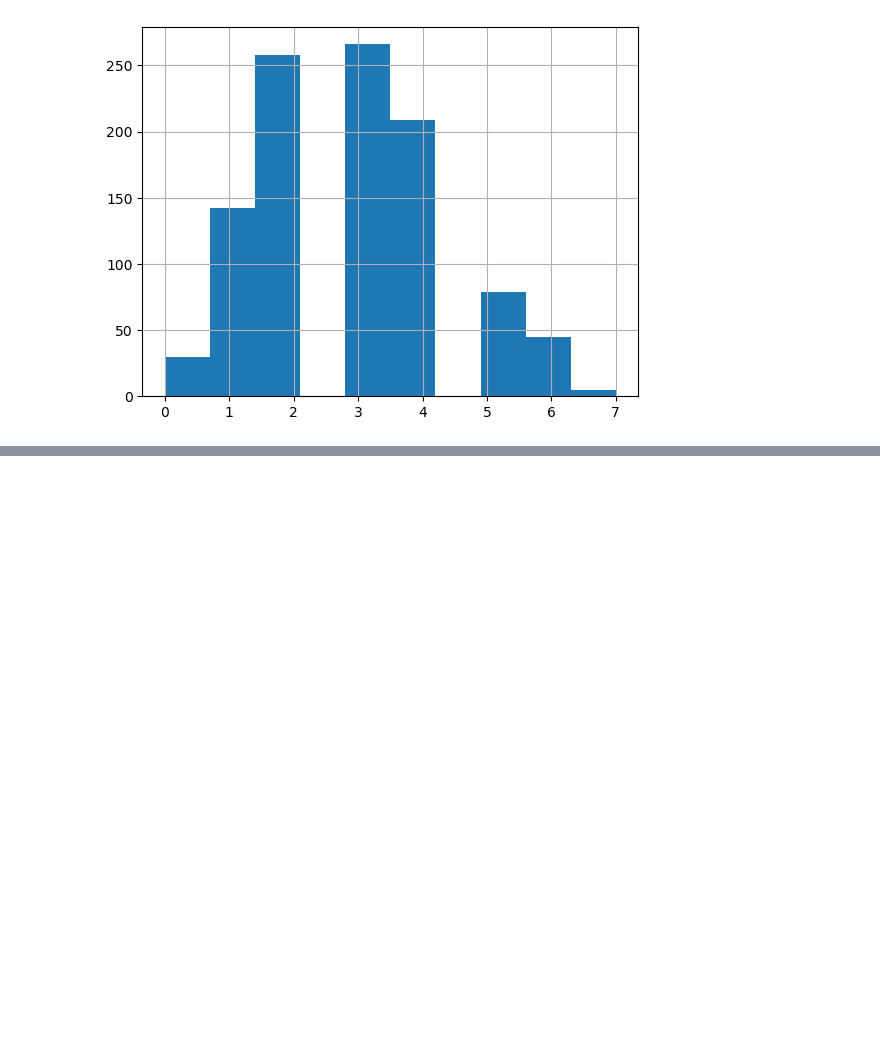
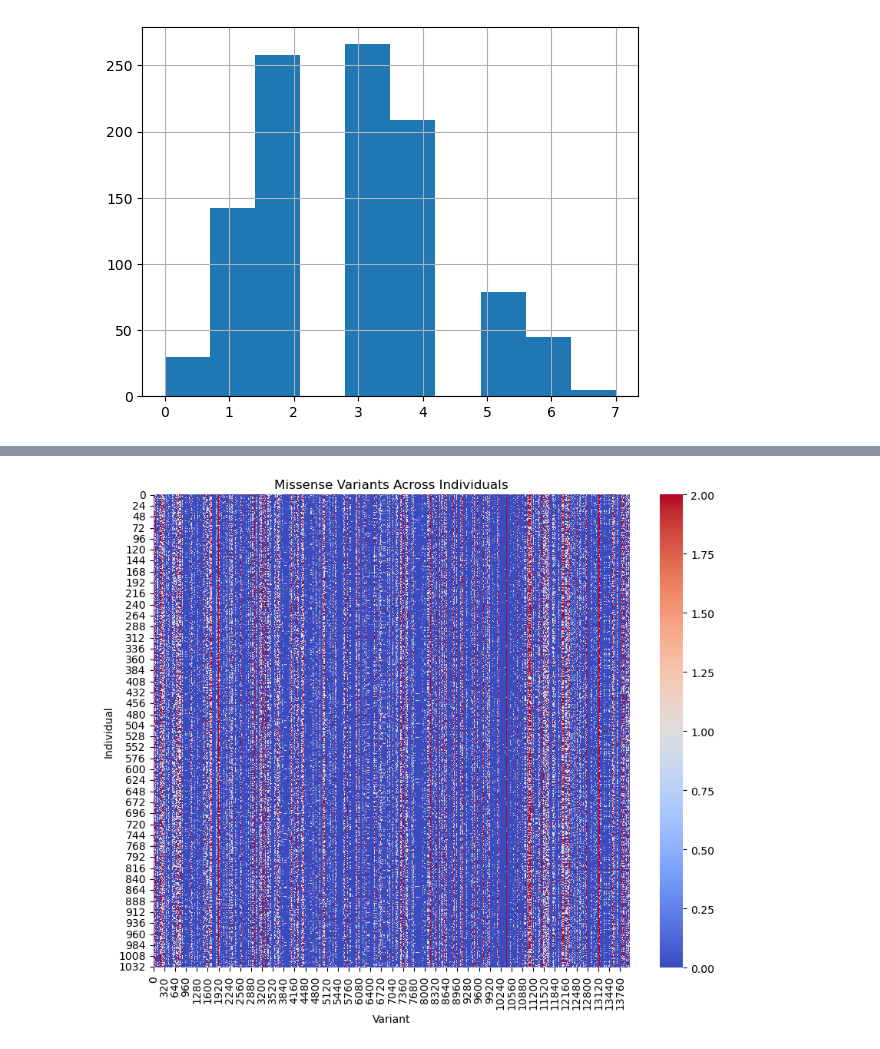
Before and after one commit to theislab/cellink, a Jupyter notebook: docs/notebooks/explore_annotations.ipynb, the cells around one changed output, grey strips where cells are left out. Cells and saved outputs as stored; diff of their text form; code cells hidden in the pictures; blank space fills up the shorter version.

```diff
--- a/docs/notebooks/explore_annotations.ipynb
+++ b/docs/notebooks/explore_annotations.ipynb
@@ -198,0 +272,4 @@ high_impact_count.hist()
+# %%
+anno_col = "Consequence_missense_variant"
+genos = gdata[:, gdata.var_names.isin(anno[anno[col] == 1].index)].X
+genos
@@ -198,0 +284,12 @@ high_impact_count.hist()
+# %%
+import seaborn as sns
+
+# Create a heatmap of the genotype data (presence of variants)
+plt.figure(figsize=(10, 8))
+sns.heatmap(genos, cmap='coolwarm', cbar=True)
+plt.title('Missense Variants Across Individuals')
+plt.xlabel('Variant')
+plt.ylabel('Individual')
+plt.show()
+# %% [output]
+[figure, added]
```
Also changed, not shown: parts of 26 cells of this notebook, 1 other file.
